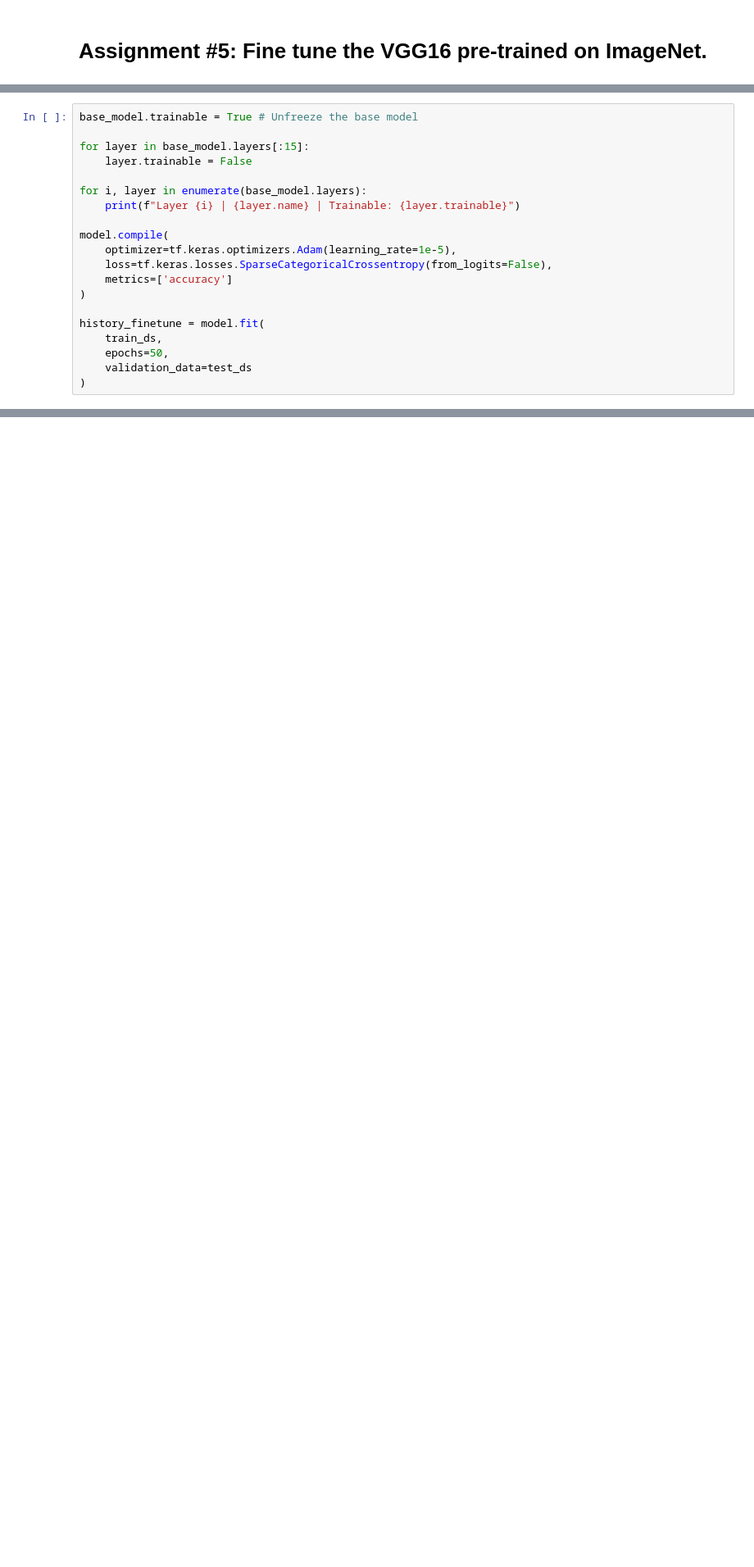
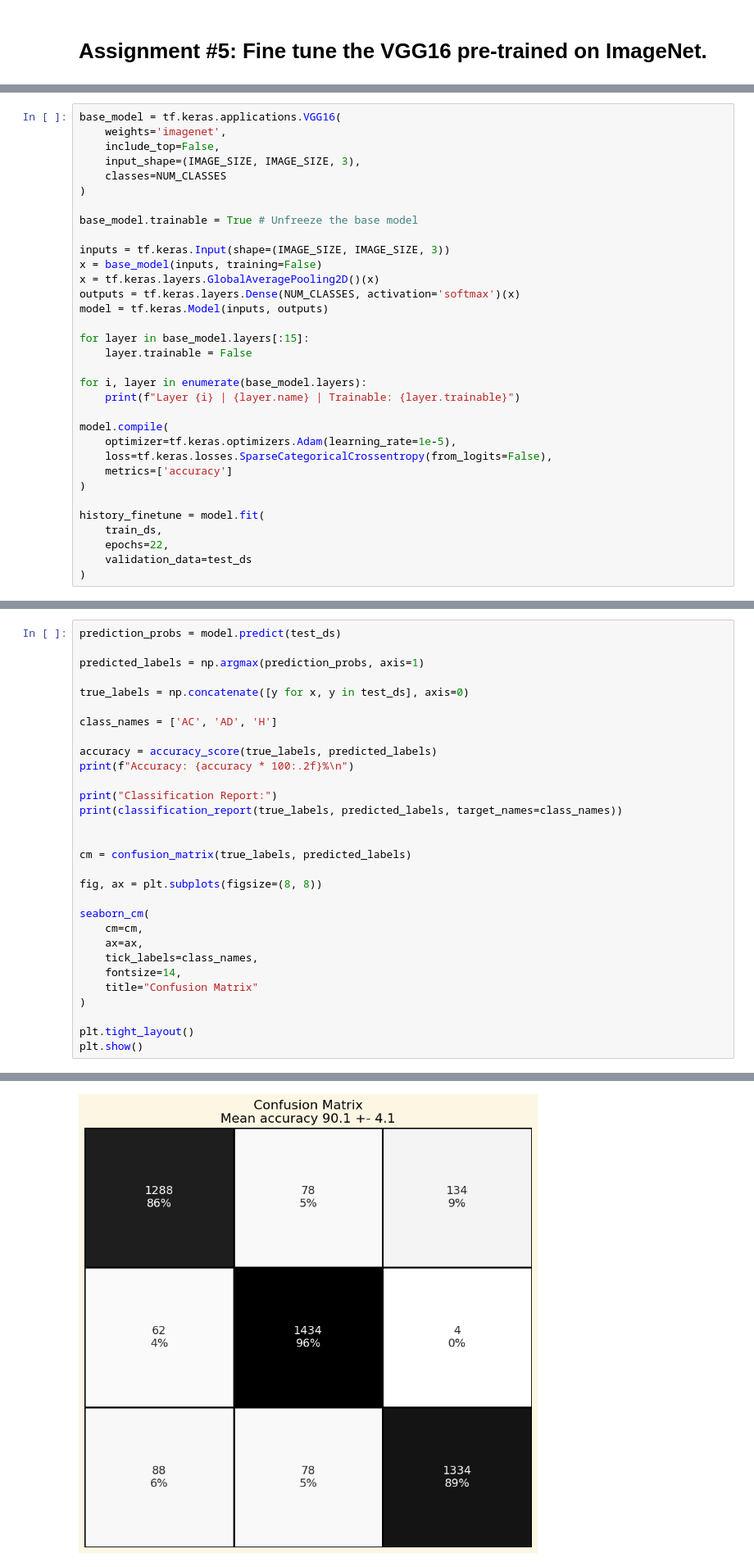
Before and after one commit to leilaalizadeh/Machine-Learning-in-Application, a Jupyter notebook: 5_DL_Transfer_learning_a.ipynb, the cells around one changed output, grey strips where cells are left out. Shown at 82% size. Saved outputs shown, nothing was run; the diff lists cells and outputs as text; blank space fills up the shorter version.

```diff
--- a/5_DL_Transfer_learning_a.ipynb
+++ b/5_DL_Transfer_learning_a.ipynb
@@ -374,5 +475,18 @@ plt.show()
 # %%
+base_model = tf.keras.applications.VGG16(
+    weights='imagenet',
+    include_top=False,
+    input_shape=(IMAGE_SIZE, IMAGE_SIZE, 3),
+    classes=NUM_CLASSES
+)
+
 base_model.trainable = True # Unfreeze the base model
+
+inputs = tf.keras.Input(shape=(IMAGE_SIZE, IMAGE_SIZE, 3))
+x = base_model(inputs, training=False)
+x = tf.keras.layers.GlobalAveragePooling2D()(x)
+outputs = tf.keras.layers.Dense(NUM_CLASSES, activation='softmax')(x)
+model = tf.keras.Model(inputs, outputs)
 
 for layer in base_model.layers[:15]:
     layer.trainable = False
@@ -388,6 +502,6 @@ model.compile(
 
 history_finetune = model.fit(
     train_ds,
-    epochs=50,
+    epochs=22,
     validation_data=test_ds
 )
@@ -419,0 +554,31 @@ plt.show()
+# %%
+prediction_probs = model.predict(test_ds)
+
+predicted_labels = np.argmax(prediction_probs, axis=1)
+
+true_labels = np.concatenate([y for x, y in test_ds], axis=0)
+
+class_names = ['AC', 'AD', 'H']
+
+accuracy = accuracy_score(true_labels, predicted_labels)
+print(f"Accuracy: {accuracy * 100:.2f}%\n")
+
+print("Classification Report:")
+print(classification_report(true_labels, predicted_labels, target_names=class_names))
+
+
+cm = confusion_matrix(true_labels, predicted_labels)
+
+fig, ax = plt.subplots(figsize=(8, 8))
+
+seaborn_cm(
+    cm=cm,
+    ax=ax,
+    tick_labels=class_names,
+    fontsize=14,
+    title="Confusion Matrix"
+)
+
+plt.tight_layout()
+plt.show()
+# %% [output]
@@ -419,0 +598 @@ plt.show()
+[figure, added]
```
Also changed, not shown: parts of 20 cells of this notebook.
